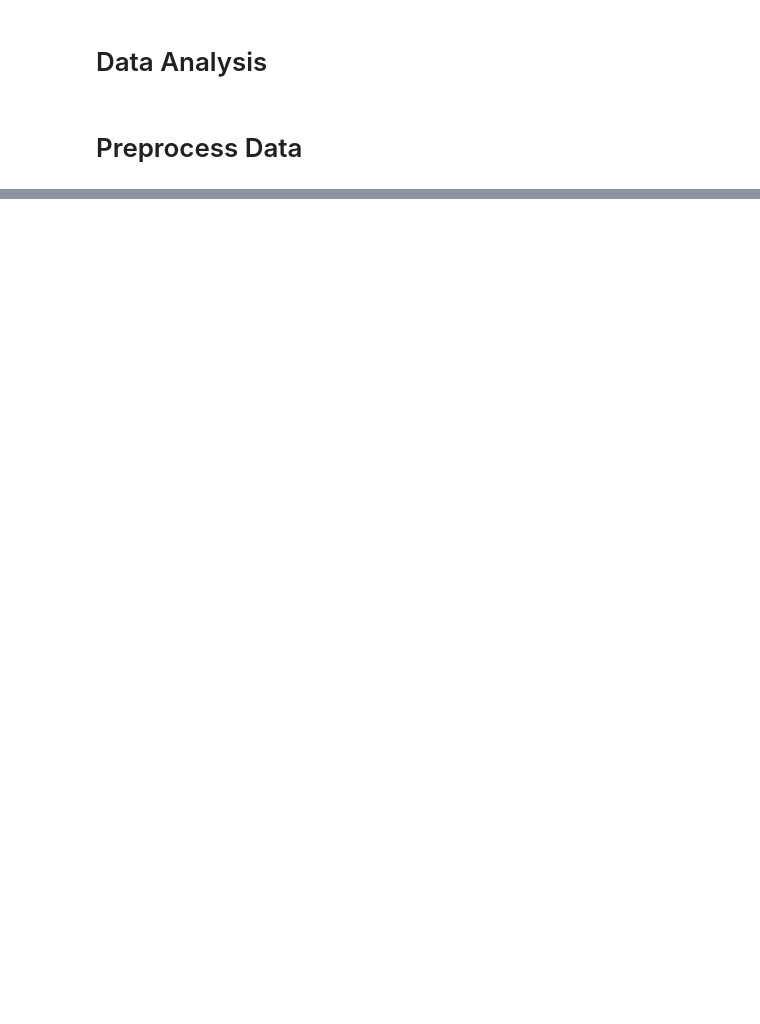
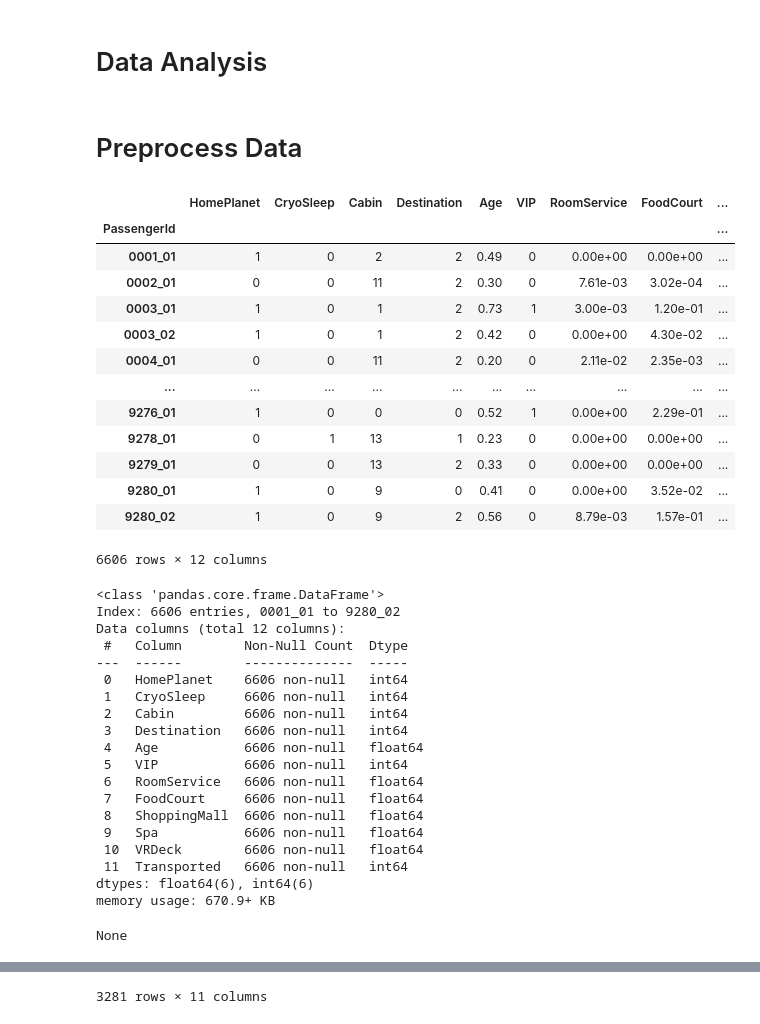
Before and after one commit to opartida/machine-learning-projects, a Jupyter notebook: notebook9156e94504.ipynb, the cells around one changed output, grey strips where cells are left out. Saved outputs shown, nothing was run; the diff lists cells and outputs as text; code cells hidden in the pictures; blank space fills up the shorter version.

Commit message:
Kaggle Notebook | notebook9156e94504 | Version 6

```diff
--- a/notebook9156e94504.ipynb
+++ b/notebook9156e94504.ipynb
@@ -49,3 +49,5 @@ import base64
 from facets_overview.feature_statistics_generator import FeatureStatisticsGenerator
 
 BASE_DIR = '/kaggle/input/spaceship-titanic'
+BASE_DIR_OUTPUT = '/kaggle/working/'
+MODEL_DIR  = '/kaggle/working/model'
@@ -301,7 +358,14 @@ drop_columns=['Name' ,'Hash']
 numerical_columns=['Age', 'RoomService', 'FoodCourt', 'ShoppingMall', 'Spa', 'VRDeck']
 amenityColumns=['RoomService', 'FoodCourt', 'ShoppingMall', 'Spa', 'VRDeck']
 
-def pipeline(df, test=False):
+def run_data_preprocess_pipeline(df, out, test=False):
+    if(not test):
+        filename = 'train.csv'
+    else:
+        filename = 'test.csv'
+
+    df = load_data(BASE_DIR, filename)
+
     df = processCabin(df)
     df = process_normalize_columns(df, numerical_columns)
     regressor = createRegressor(df, ['FoodCourt', 'ShoppingMall', 'Spa', 'VRDeck'], ['RoomService'])
@@ -320,14 +384,63 @@ def pipeline(df, test=False):
         df[col] = pd.to_numeric(df[col])
 
     df = process_drop_columns(df, drop_columns)
+    df.to_csv(os.path.join(BASE_DIR_OUTPUT, out))
+    return df
 
-    return df
+def load_data(BASE_DIR, filename):
+    data = pd.read_csv(os.path.join(BASE_DIR, filename), index_col=0, sep=',')
+    return data
+
+def pipeline(df, out, test=False):
+    if(not os.path.exists(out)):
+        df = run_data_preprocess_pipeline(df, out, test)
+    else:
+        df = load_data(BASE_DIR_OUTPUT, out)
+
+    display(df)
+    if(not test):
+        model = train_model(df)
+        model.save(os.path.join(BASE_DIR_OUTPUT, 'spaceship_model'), save_format='tf')
+        return model
 # %%
 import warnings
 warnings.filterwarnings("ignore")
 
-train_df = pd.read_csv(os.path.join(BASE_DIR, 'train.csv'), index_col=0)
-test_df = pd.read_csv(os.path.join(BASE_DIR, 'test.csv'), index_col=0)
 
-train_df = pipeline(train_df)
-test_df = pipeline(test_df, True)
+pipeline(train_df, 'train.csv')
+pipeline(test_df, 'test.csv', True)
+# %% [output]
+|  | HomePlanet | CryoSleep | Cabin | Destination | Age | VIP | RoomService | FoodCourt | ... |
+| PassengerId |  |  |  |  |  |  |  |  | ... |
+| 0001_01 | 1 | 0 | 2 | 2 | 0.49 | 0 | 0.00e+00 | 0.00e+00 | ... |
+| 0002_01 | 0 | 0 | 11 | 2 | 0.30 | 0 | 7.61e-03 | 3.02e-04 | ... |
+| 0003_01 | 1 | 0 | 1 | 2 | 0.73 | 1 | 3.00e-03 | 1.20e-01 | ... |
+| 0003_02 | 1 | 0 | 1 | 2 | 0.42 | 0 | 0.00e+00 | 4.30e-02 | ... |
+| 0004_01 | 0 | 0 | 11 | 2 | 0.20 | 0 | 2.11e-02 | 2.35e-03 | ... |
+| ... | ... | ... | ... | ... | ... | ... | ... | ... | ... |
+| 9276_01 | 1 | 0 | 0 | 0 | 0.52 | 1 | 0.00e+00 | 2.29e-01 | ... |
+| 9278_01 | 0 | 1 | 13 | 1 | 0.23 | 0 | 0.00e+00 | 0.00e+00 | ... |
+| 9279_01 | 0 | 0 | 13 | 2 | 0.33 | 0 | 0.00e+00 | 0.00e+00 | ... |
+| 9280_01 | 1 | 0 | 9 | 0 | 0.41 | 0 | 0.00e+00 | 3.52e-02 | ... |
+| 9280_02 | 1 | 0 | 9 | 2 | 0.56 | 0 | 8.79e-03 | 1.57e-01 | ... |
+6606 rows × 12 columns
+<class 'pandas.core.frame.DataFrame'>
+Index: 6606 entries, 0001_01 to 9280_02
+Data columns (total 12 columns):
+ #   Column        Non-Null Count  Dtype
+---  ------        --------------  -----
+ 0   HomePlanet    6606 non-null   int64
+ 1   CryoSleep     6606 non-null   int64
+ 2   Cabin         6606 non-null   int64
+ 3   Destination   6606 non-null   int64
+ 4   Age           6606 non-null   float64
+ 5   VIP           6606 non-null   int64
+ 6   RoomService   6606 non-null   float64
+ 7   FoodCourt     6606 non-null   float64
+ 8   ShoppingMall  6606 non-null   float64
+ 9   Spa           6606 non-null   float64
+ 10  VRDeck        6606 non-null   float64
+ 11  Transported   6606 non-null   int64
+dtypes: float64(6), int64(6)
+memory usage: 670.9+ KB
+None
@@ -333,0 +477 @@ test_df = pipeline(test_df, True)
+3281 rows × 11 columns
```
Also changed, not shown: parts of 8 cells of this notebook.
